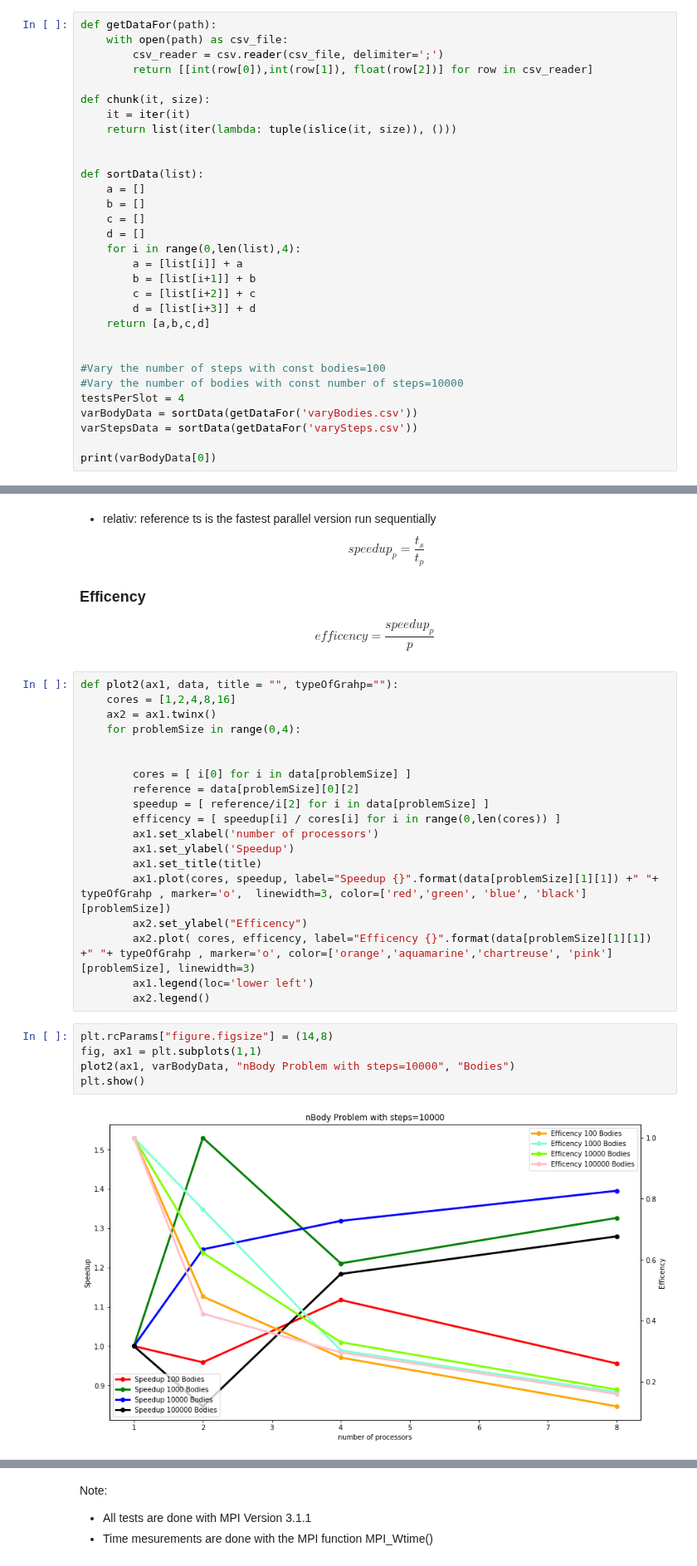
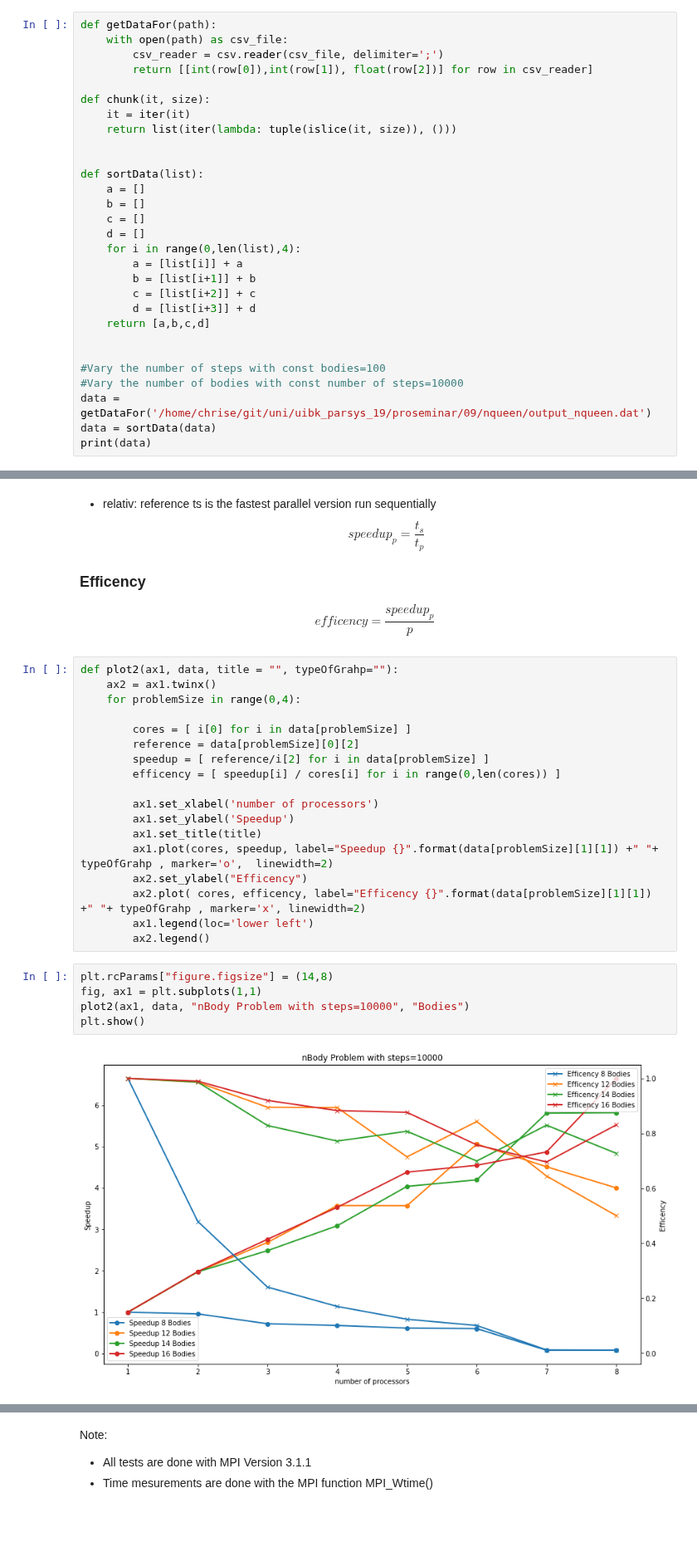
Before and after one commit to ChrisEngelhardt/parsys_19, a Jupyter notebook: proseminar/09/nqueen/solution.ipynb, the cells around one changed output, grey strips where cells are left out. Shown at 83% size. Cells and saved outputs as stored; diff of their text form; blank space fills up the shorter version.

```diff
--- a/proseminar/09/nqueen/solution.ipynb
+++ b/proseminar/09/nqueen/solution.ipynb
@@ -32,9 +32,7 @@ def sortData(list):
 
 #Vary the number of steps with const bodies=100
 #Vary the number of bodies with const number of steps=10000
-testsPerSlot = 4
-varBodyData = sortData(getDataFor('varyBodies.csv'))
-varStepsData = sortData(getDataFor('varySteps.csv'))
-
-print(varBodyData[0])
+data = getDataFor('/home/chrise/git/uni/uibk_parsys_19/proseminar/09/nqueen/output_nqueen.dat')
+data = sortData(data)
+print(data)
 # %% [output]
@@ -49,27 +47,26 @@ $$ speedup_p = \frac{t_s}{t_p} $$
 $$ efficency = \frac{speedup_p}{p} $$
 # %%
 def plot2(ax1, data, title = "", typeOfGrahp=""):
-    cores = [1,2,4,8,16]
     ax2 = ax1.twinx()
     for problemSize in range(0,4):
-
 
         cores = [ i[0] for i in data[problemSize] ]
         reference = data[problemSize][0][2]
         speedup = [ reference/i[2] for i in data[problemSize] ]
         efficency = [ speedup[i] / cores[i] for i in range(0,len(cores)) ]
+
         ax1.set_xlabel('number of processors')
         ax1.set_ylabel('Speedup')
         ax1.set_title(title)
-        ax1.plot(cores, speedup, label="Speedup {}".format(data[problemSize][1][1]) +" "+ typeOfGrahp , marker='o',  linewidth=3, color=['red','green', 'blue', 'black'][problemSize])
+        ax1.plot(cores, speedup, label="Speedup {}".format(data[problemSize][1][1]) +" "+ typeOfGrahp , marker='o',  linewidth=2)
         ax2.set_ylabel("Efficency")
-        ax2.plot( cores, efficency, label="Efficency {}".format(data[problemSize][1][1]) +" "+ typeOfGrahp , marker='o', color=['orange','aquamarine','chartreuse', 'pink'][problemSize], linewidth=3)
+        ax2.plot( cores, efficency, label="Efficency {}".format(data[problemSize][1][1]) +" "+ typeOfGrahp , marker='x', linewidth=2)
         ax1.legend(loc='lower left')
         ax2.legend()
 # %%
 plt.rcParams["figure.figsize"] = (14,8)
 fig, ax1 = plt.subplots(1,1)
-plot2(ax1, varBodyData, "nBody Problem with steps=10000", "Bodies")
+plot2(ax1, data, "nBody Problem with steps=10000", "Bodies")
 plt.show()
 # %% [output]
-[figure, old version]
+[figure, new version]
```
Also changed, not shown: parts of 2 cells of this notebook.
